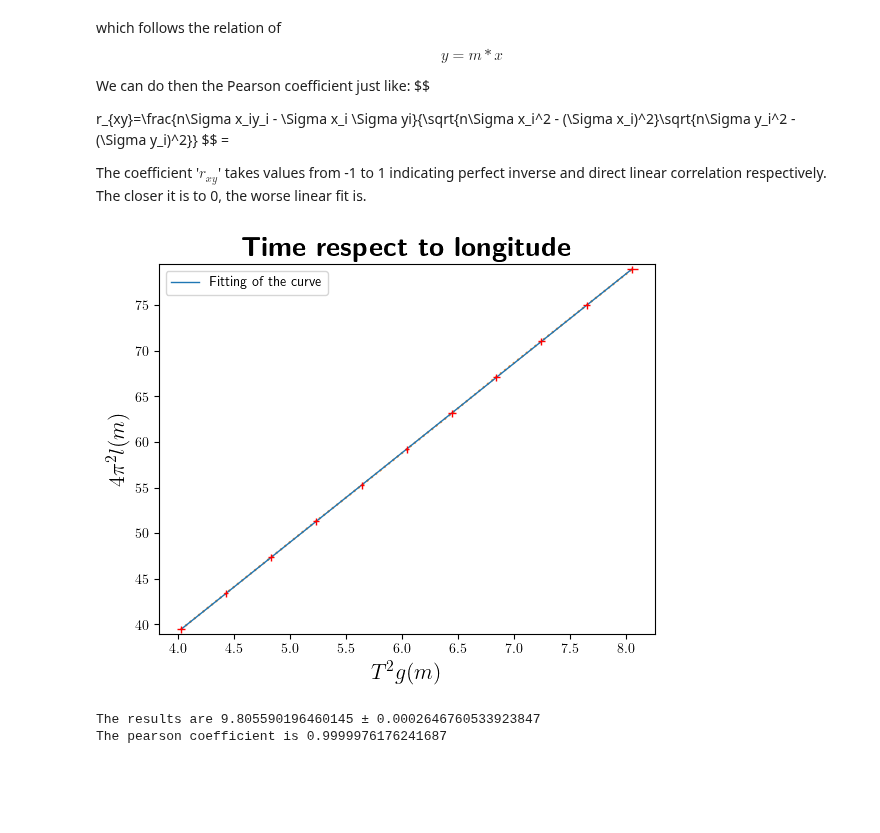
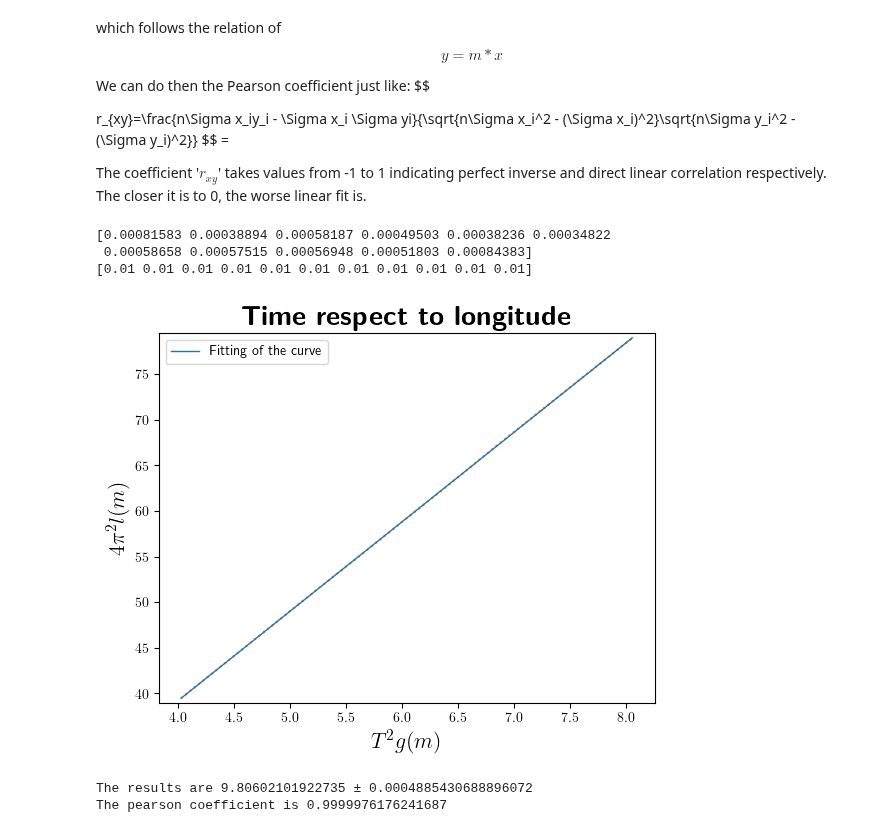
Before and after one commit to DiegoConol/Fisica-Computacional, a Jupyter notebook: Clase con Filipa/Pendulo/Pendulum Diego Contreras Olmos.ipynb, the cells around one changed output. Cells and saved outputs as stored; diff of their text form; code cells hidden in the pictures; blank space fills up the shorter version.

```diff
--- a/Clase con Filipa/Pendulo/Pendulum Diego Contreras Olmos.ipynb
+++ b/Clase con Filipa/Pendulo/Pendulum Diego Contreras Olmos.ipynb
@@ -150,7 +150,7 @@ def desvest_m(sample):
         b=b+(sample[i]-m)**2
 
     s=(a*b)**(0.5)
-
+    s=np.std(sample)
     return s
 # %%
 #Now we can calculate the error.
@@ -159,12 +159,12 @@ def desvest_m(sample):
 Uat = np.zeros(len(tiempo[:,0]))
 
 for i in range(len(tiempo[:,0])):
-    Uat[i]=desvest_m(tiempo[i,:])
+    Uat[i]=desvest_m(tiempo[i,:])/(np.sqrt(len(tiempo[0,:])))
 
 Ual =lerr
 #And for the error for each oscillation.
 
-Ua1t=Uat/(len(tiempo[0,:])**0.5)
+Ua1t=Uat/len(tiempo[0,:])
 
 print(Uat)
 print(Ua1t) #(check)
@@ -235,24 +235,26 @@ from scipy.optimize import curve_fit
 x=mediatiempo1**2
 y=4*np.pi**2*longitud
 
+
 def fun(x,m):
     return m*x
 
 #Popt is the optimal values for the parameters so the residuals are minimal
 #Pcov is the matrix whose diagonal is the variance of the parameter.
 
-popt, pcov = curve_fit(fun, x, y, sigma=Ua1t, absolute_sigma=True,  )
+popt, pcov = curve_fit(fun, x, y, sigma=(Ual), absolute_sigma=True)
 
 #Now we predict the y data from the popt
 
 ypredict= fun(x, popt)
 
-
-
 #The errors will be the following.
 
-Ux = Ua1t*2*mediatiempo1
-Uy=4*np.pi**2*Ual
+Ux=Ua1t
+Uy=Ual
+print(Ux)
+print(Uy)
+
 
 #We can use the Pearson coefficient to measure the linear fit between y and x.
 
@@ -269,37 +271,37 @@ for i in range(n):
 pearson= (n**2*mediaxy-n**2*mediax*mediay)/(np.sqrt(n*x2-(n*mediax)**2)*np.sqrt(n*y2-(n*mediay)**2))
 
 
-
-
 #Now we can plot it.
-
 
 
 fig, ax2 = plt.subplots()
 
 
 ax2.axis([longitud[0]-0.05, longitud[-1]+0.05, mediatiempo1[0]-0.05, mediatiempo1[-1]+0.05])
 
 
 #These axis the -0.05 are just so it does not touch the borders.
 #It is not perfect. If 'longitude' was decreasing this would destroy some data, so we have to check whether it is increasing or decreasing
 
 ax2.axis([x[0]-0.2, x[-1]+0.2, ypredict[0]-0.5,ypredict[-1]+0.5])
 ax2.plot(x, ypredict, label = r'Fitting of the curve', linewidth=1.0)
-ax2.set_xlabel(r'$T^2g (m)$', fontsize = 16)
+ax2.set_xlabel(r'$T^2 g (m)$', fontsize = 16)
 ax2.set_ylabel(r'$4\pi^2 l (m)$', fontsize = 16)
 ax2.legend()
 ax2.set_title(r'\textbf{Time respect to longitude}', fontsize = 20)
 
 #Now for the error bars
 
 ax2.errorbar(x, y, xerr = Ux, yerr = Uy, fmt= '', ecolor= 'r', elinewidth = 1,
             barsabove=True, linestyle = 'dotted')
 
 plt.show()
 print("The results are", popt[0], u"\u00B1", (pcov[0,0])**0.5)
 print("The pearson coefficient is", pearson)
 # %% [output]
+[0.00081583 0.00038894 0.00058187 0.00049503 0.00038236 0.00034822
+ 0.00058658 0.00057515 0.00056948 0.00051803 0.00084383]
+[0.01 0.01 0.01 0.01 0.01 0.01 0.01 0.01 0.01 0.01 0.01]
-[figure, old version]
+[figure, new version]
-The results are 9.805590196460145 ± 0.0002646760533923847
-The pearson coefficient is 0.9999976176241687
+The results are 9.80602101922735 ± 0.0004885430688896072
+The pearson coefficient is 0.9999976176241687
```
Also changed, not shown: parts of 2 cells of this notebook.
